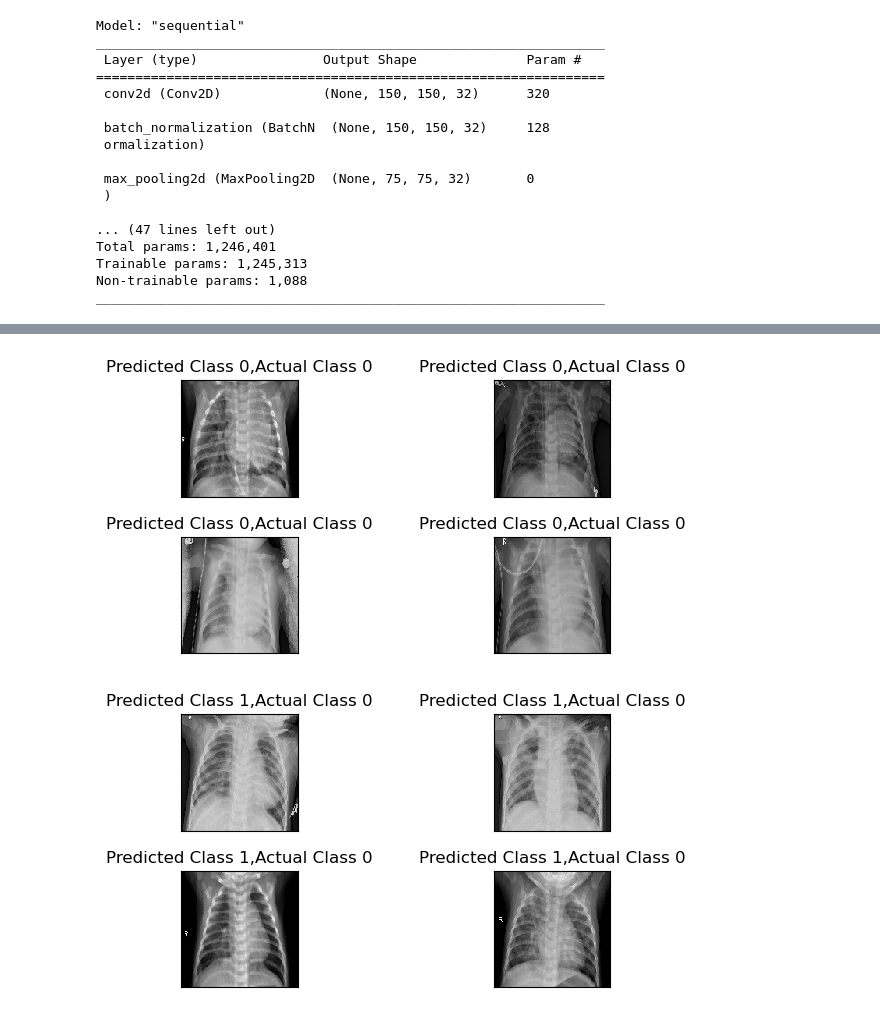
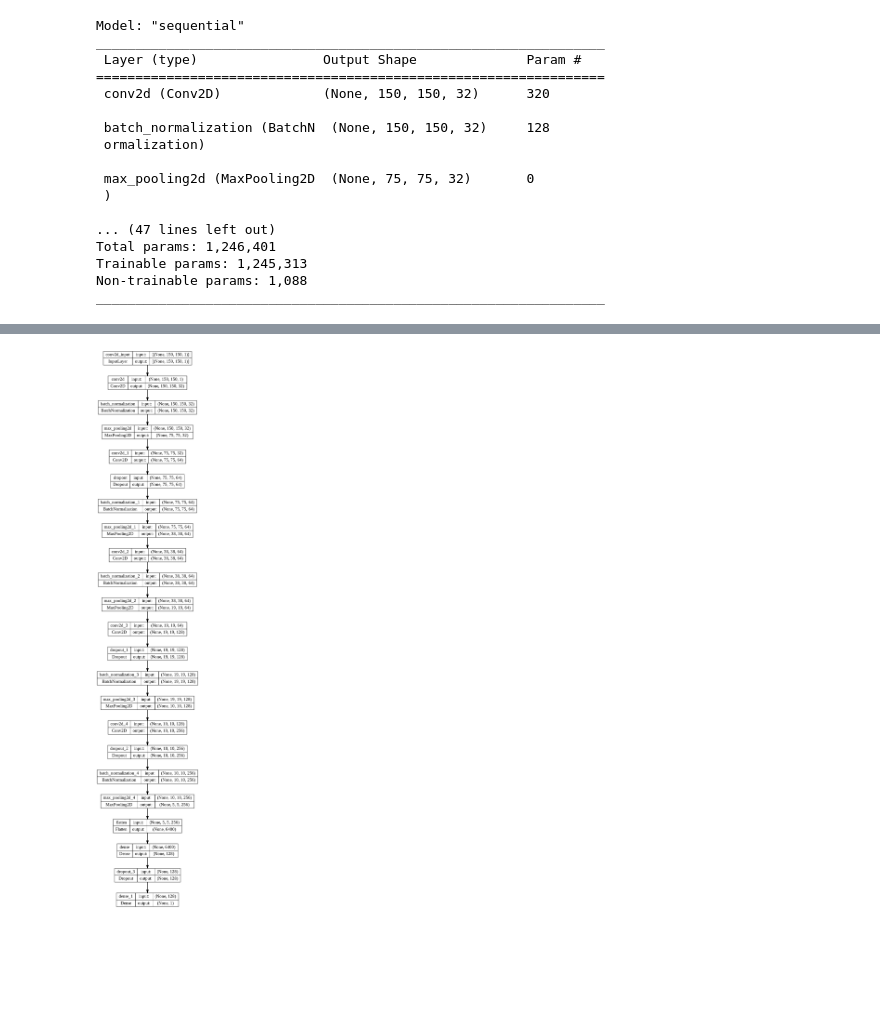
Before and after one commit to Dhruv590/Pneumonia-Detection-on-Chest-Xrays, a Jupyter notebook: Pneumonia Detection on Chest Xrays.ipynb, the cells around one changed output, grey strips where cells are left out. Drawn from its saved outputs; the diff is of its cells as text; code cells hidden in the pictures; blank space fills up the shorter version.

```diff
--- a/Pneumonia Detection on Chest Xrays.ipynb
+++ b/Pneumonia Detection on Chest Xrays.ipynb
@@ -229,5 +223,0 @@ checkpoint = ModelCheckpoint('model-{epoch:03d}-{accuracy:03f}-{val_accuracy:03f
-# %%
-history = model.fit(generate_data.flow(x_train,y_train, batch_size = 32),
-                    epochs = 20,
-                    validation_data = generate_data.flow(x_val, y_val),
-                    callbacks = [checkpoint, learning_rate_reduction])
@@ -316,24 +224,5 @@ incorrect = np.nonzero(predictions != y_test)[0]
-# %%
-i = 0
-for c in correct[:4]:
-    plt.subplot(3,2,i+1)
-    plt.xticks([])
-    plt.yticks([])
-    plt.imshow(x_test[c].reshape(150,150), cmap="gray", interpolation='none')
-    plt.title("Predicted Class {},Actual Class {}".format(predictions[c], y_test[c]))
-    plt.tight_layout()
-    i += 1
-# %% [output]
-[figure, removed]
-# %%
-i = 0
-for c in incorrect[:4]:
-    plt.subplot(3,2,i+1)
-    plt.xticks([])
-    plt.yticks([])
-    plt.imshow(x_test[c].reshape(150,150), cmap="gray", interpolation='none')
-    plt.title("Predicted Class {},Actual Class {}".format(predictions[c], y_test[c]))
-    plt.tight_layout()
-    i += 1
-# %% [output]
-[figure, removed]
+# %%
+from keras.utils.vis_utils import plot_model
+plot_model(model, to_file='model_plot.png', show_shapes=True, show_layer_names=True)
+# %% [output]
+[figure, added]
```
Also changed, not shown: parts of 25 cells of this notebook.
